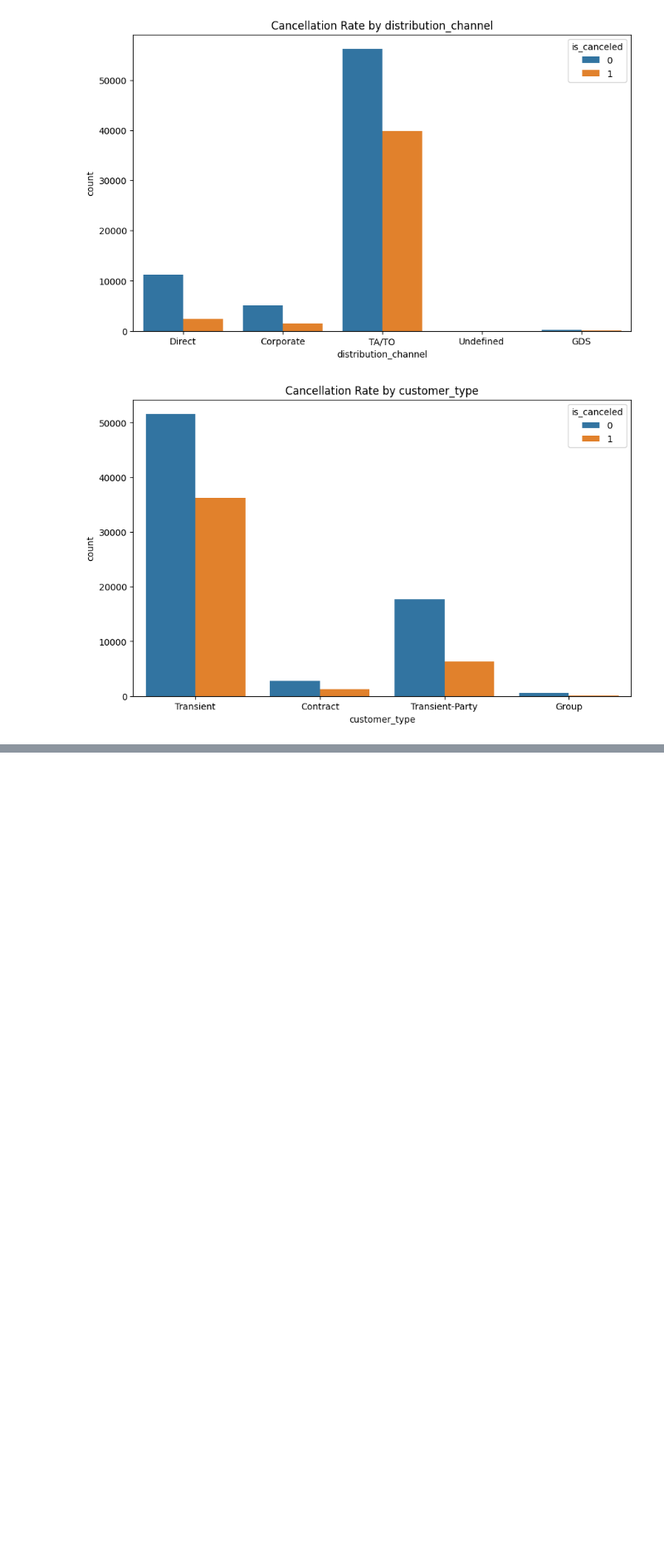
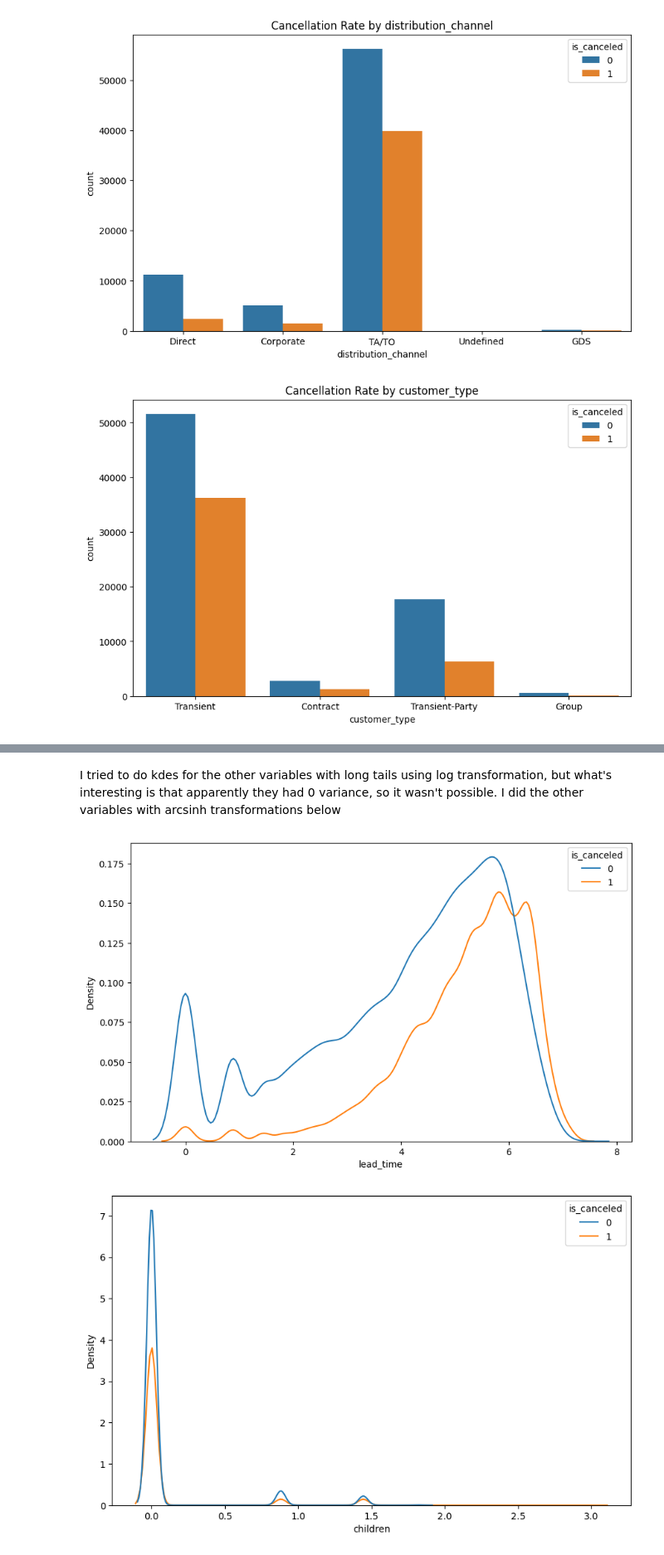
Before and after one commit to chaizhang/hotel_booking_cancellations, a Jupyter notebook: EDA.ipynb, the cells around one changed output, grey strips where cells are left out. Shown: that part at 83% size. Saved outputs shown, nothing was run; the diff lists cells and outputs as text; code cells hidden in the pictures; blank space fills up the shorter version.

```diff
--- a/EDA.ipynb
+++ b/EDA.ipynb
@@ -94,0 +103,11 @@ for column in categorical_vars:
+# %% [markdown]
+I tried to do kdes for the other variables with long tails using log transformation, but what's interesting is that apparently they had 0 variance, so it wasn't possible. I did the other variables with arcsinh transformations below
+# %%
+
+for column in ['lead_time', 'children', 'babies', 'previous_cancellations', 'previous_bookings_not_canceled', 'days_in_waiting_list', 'required_car_parking_spaces']:
+  plt.figure(figsize=(10, 6))
+  sns.kdeplot(hotel, x= np.arcsinh(hotel[column]), hue = 'is_canceled')
+  plt.show()
+# %% [output]
+[figure, added]
+[figure, added]
```
Also changed, not shown: parts of 2 cells of this notebook.
